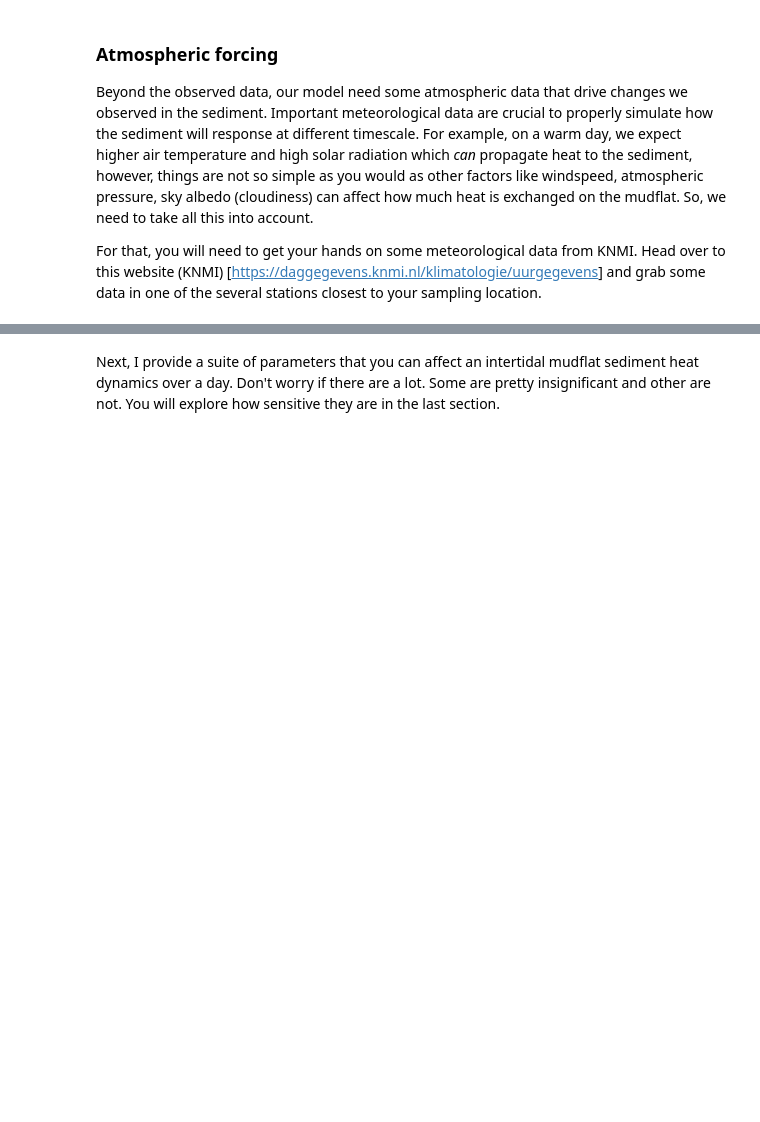
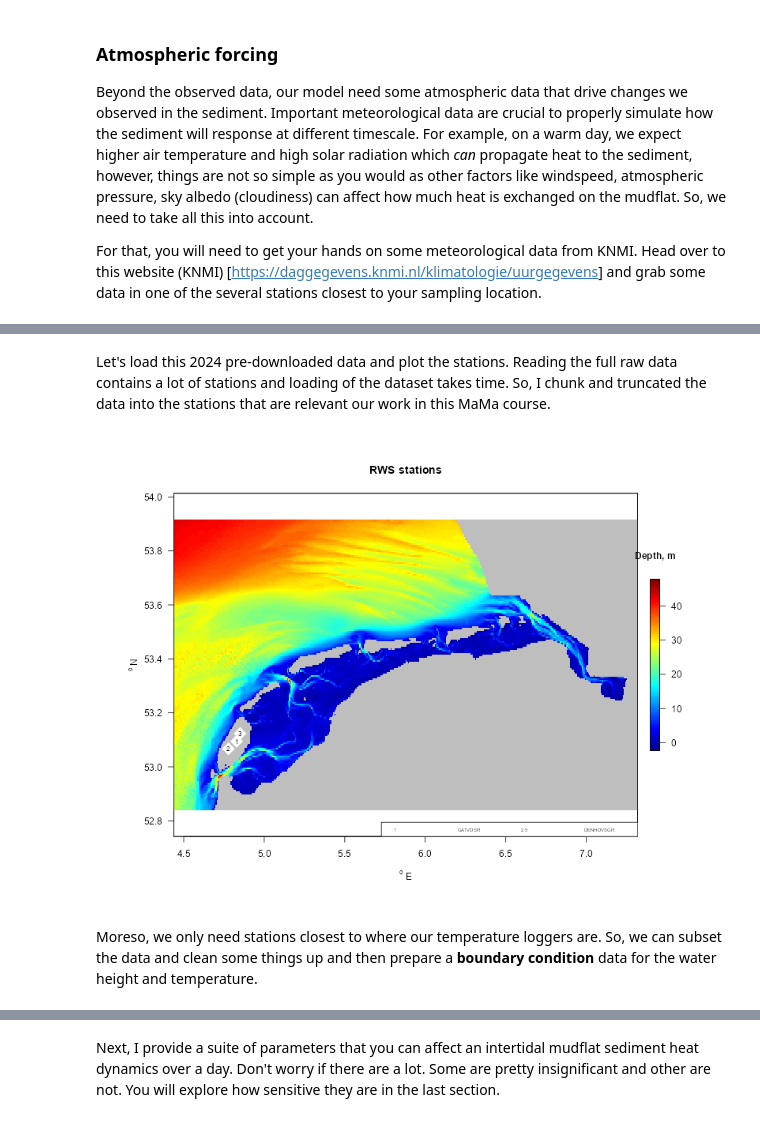
Before and after one commit to LTER-LIFE/vl-tempsed-wadden-sea, a Jupyter notebook: Modelling_MaMa.ipynb, the cells around one changed output, grey strips where cells are left out. Saved outputs shown, nothing was run; the diff lists cells and outputs as text; code cells hidden in the pictures; blank space fills up the shorter version.

```diff
--- a/Modelling_MaMa.ipynb
+++ b/Modelling_MaMa.ipynb
@@ -161,0 +209,31 @@ To drive your model, you need an estimate of the water temperature and height at
+# %% [markdown]
+Let's load this 2024 pre-downloaded data and plot the stations. Reading the full raw data contains a lot of stations and loading of the dataset takes time. So, I chunk and truncated the data into the stations that are relevant our work in this MaMa course.
+# %%
+## Reading the full raw big data (~650 MB)
+# RWS_parse <- read_RWS_recent_patch(dir = "../vl-tempsed-wadden-sea/datasets/",
+#                                    file = "20251024_009.csv",
+#                                    format = "long")
+
+# RWS_parse <- read.csv("datasets/RWS_2024.csv")
+load("datasets/RWS_2024.rda")
+
+RWS_parse$value <- as.numeric(RWS_parse$value)
+
+stats <- attributes(RWS_parse)$stations
+plot_bathymetry(Wad_depth,
+               pts=stats[,c("longitude", "latitude")],
+               ptlist=list(cex=3, col= "white"), NAcol="grey", type="image",
+               main="RWS stations", clab = "Depth, m")
+text(stats$longitude, stats$latitude, labels=1:nrow(stats), cex=0.7)
+nr <- nrow(stats)
+legend("bottomright", legend=c(1:(nr/2), stats$station[1:(nr/2)],
+                              (nr/2+1):nr, stats$station[(nr/2+1):nr]),
+       ncol=4, cex=0.5)
+
+
+# plot(meta(RWS_parse)$stations$longitude, meta(RWS_parse)$stations$latitude, type = "p", col = 1, pch = 19)
+# text(meta(RWS_parse)$stations$longitude, meta(RWS_parse)$stations$latitude, label = meta(RWS_parse)$stations$station, cex = 0.5)
+# %% [output]
+[figure, added]
+# %% [markdown]
+Moreso, we only need stations closest to where our temperature loggers are. So, we can subset the data and clean some things up and then prepare a **boundary condition** data for the water height and temperature.
```
Also changed, not shown: parts of 41 cells of this notebook.
